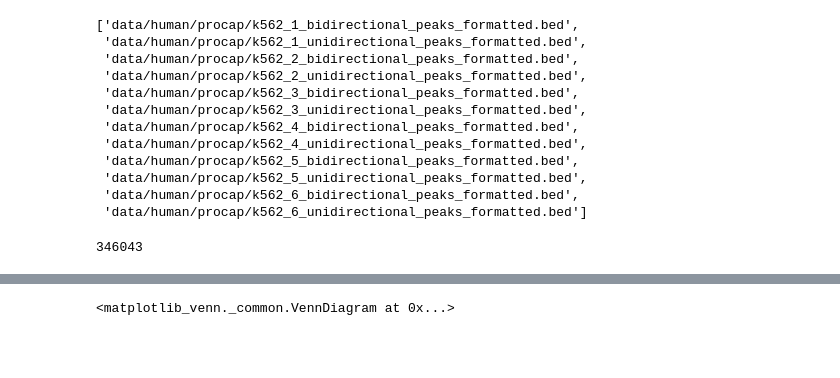
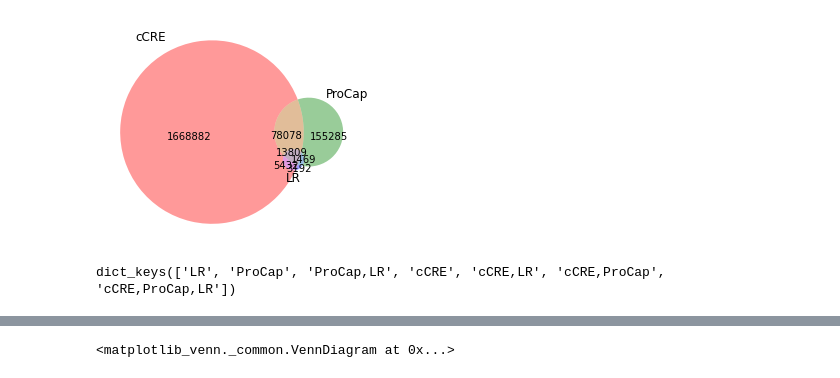
Before and after one commit to fairliereese/encode_promoters, a Jupyter notebook: 230905_intersect_dev.ipynb, the cells around one changed output, grey strips where cells are left out. Saved outputs shown, nothing was run; the diff lists cells and outputs as text; code cells hidden in the pictures; blank space fills up the shorter version.

Commit message:
"added venn diagram code"

```diff
--- a/230905_intersect_dev.ipynb
+++ b/230905_intersect_dev.ipynb
@@ -17,34 +18,24 @@ with open(config_file) as f:
     config = yaml.safe_load(f)
 # %%
 species = 'human'
-files_1_name = 'procap'
-files_1 = expand(config['procap']['bed_format'],
+
+files_a_name = 'cCRE'
+files_a = expand(config['ccre']['bed_format'],
+                       species='human',
+                  ccre_type=['pls', 'pels', 'dels'])
+                     # ccre_type='pls')
+
+files_b_name = 'ProCap'
+files_b = expand(config['procap']['bed_format'],
                      pc_biosamp='k562',
                      pc_rep=[str(i) for i in range(1,7)],
                      pc_output=['bidirectional_peaks', 'unidirectional_peaks'],
                      species=species)
-files_2_name = 'lr'
-files_2 = expand(config['lr']['bed_format'],
+files_c_name = 'LR'
+files_c = expand(config['lr']['bed_format'],
                      lr_biosamp='k562',
                      lr_rep=['1', '2', '3'],
                      species=species)
-files_3_name = 'ccre'
-files_3 = expand(config['ccre']['bed_format'],
-                       species='human',
-                       ccre_type=['pls', )
+
+                       # ccre_type=['pls', 'dels', 'pels'])
-# %%
-files_1
-# %% [output]
-['data/human/procap/k562_1_bidirectional_peaks_formatted.bed',
- 'data/human/procap/k562_1_unidirectional_peaks_formatted.bed',
- 'data/human/procap/k562_2_bidirectional_peaks_formatted.bed',
- 'data/human/procap/k562_2_unidirectional_peaks_formatted.bed',
- 'data/human/procap/k562_3_bidirectional_peaks_formatted.bed',
- 'data/human/procap/k562_3_unidirectional_peaks_formatted.bed',
- 'data/human/procap/k562_4_bidirectional_peaks_formatted.bed',
- 'data/human/procap/k562_4_unidirectional_peaks_formatted.bed',
- 'data/human/procap/k562_5_bidirectional_peaks_formatted.bed',
- 'data/human/procap/k562_5_unidirectional_peaks_formatted.bed',
- 'data/human/procap/k562_6_bidirectional_peaks_formatted.bed',
- 'data/human/procap/k562_6_unidirectional_peaks_formatted.bed']
 # %%
@@ -145,9 +145,13 @@ def three_way_intersect(f1,
 # %%
-df = three_way_intersect(files_1,
-                        files_1_name,
-                        files_2,
-                        files_2_name,
-                        files_3,
-                        files_3_name)
+counts, int_beds = three_way_intersect(files_a,
+                        files_a_name,
+                        files_b,
+                        files_b_name,
+                        files_c,
+                        files_c_name)
 # %% [output]
-346043
+[figure, added]
+# %%
+int_beds.keys()
+# %% [output]
+dict_keys(['LR', 'ProCap', 'ProCap,LR', 'cCRE', 'cCRE,LR', 'cCRE,ProCap', 'cCRE,ProCap,LR'])
```
Also changed, not shown: parts of 11 cells of this notebook.
